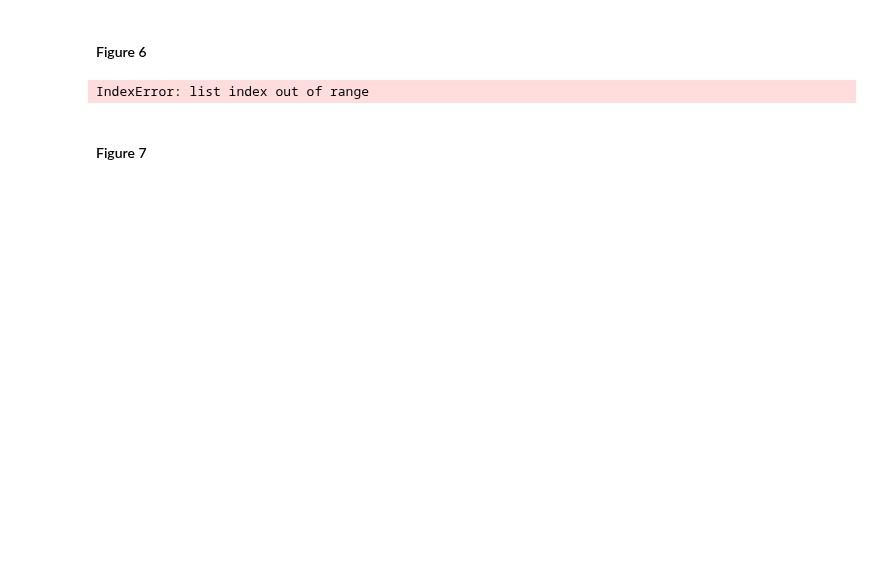
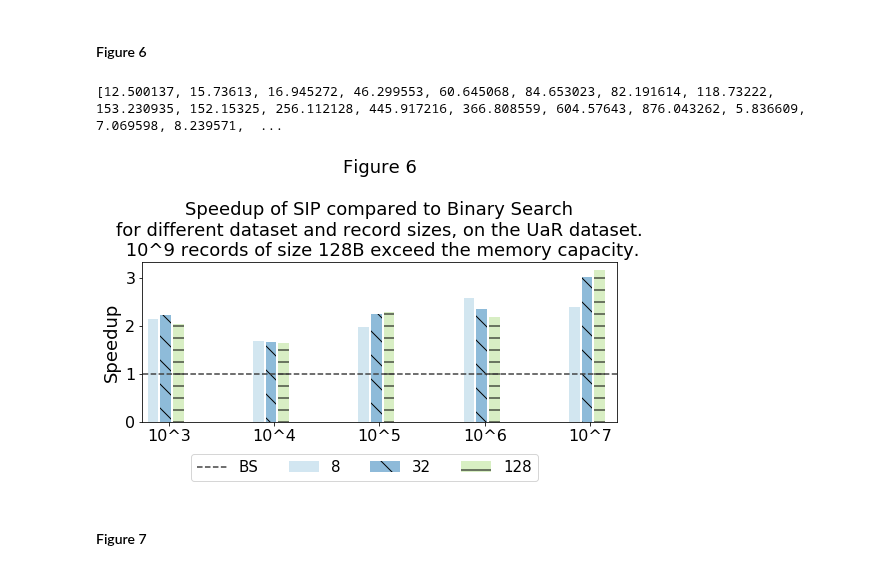
Before and after one commit to UWHustle/Efficiently-Searching-In-Memory-Sorted-Arrays, a Jupyter notebook: reproduce_experiments/CreateFigures.ipynb, the cells around one changed output. Saved outputs shown, nothing was run; the diff lists cells and outputs as text; code cells hidden in the pictures; blank space fills up the shorter version.

```diff
--- a/reproduce_experiments/CreateFigures.ipynb
+++ b/reproduce_experiments/CreateFigures.ipynb
@@ -213,11 +208,11 @@ plt.gcf().savefig('./figures/fig5.pdf', format='pdf')
 # %%
 tsv="fig6.tsv"
 
+results=get_results(tsv)
+
 datasetSizes=[3,4,5,6,7]
-if fullConfiguration():
+if len(results) > 30:
     datasetSizes=[3,4,5,6,7,8,9]
-
-results=get_results(tsv)
 
 # Group the results by algorithm
 bsResults=results[0:(len(results)//2)]
@@ -235,9 +230,9 @@ for i in range(len(datasetSizes)):
     groupedByRecordSize[2].append(sipSpeedup[3*i+2])
 
 pos = [i for i in range(len(datasetSizes))]
-width = 0.08
+width = 0.1
 
-fig, ax = plt.subplots(figsize=(13,5))
+fig, ax = plt.subplots(figsize=(8,5))
 
 
 plt.bar(pos,
@@ -261,35 +256,36 @@ plt.bar([p + (width+.02)*2 for p in pos],
         alpha=0.5,
         color=lgreen,
         label="128",
         hatch="-")
 
 plt.plot([-1,len(datasetSizes)],[1,1],linestyle="dashed", color=black, label="BS")
 
 ax.set_ylabel('Speedup', size=18)
 
 ax.set_title('Figure 6', size=22)
 
 # Set the position of the x ticks
 ax.set_xticks([p + 1.5 * width for p in pos])
 ax.yaxis.set_major_locator(MaxNLocator(integer=True))
 
 # Set the labels for the x ticks
 xticks=["10^"+str(i) for i in datasetSizes]
 ax.set_xticklabels(xticks, size=15)
 ax.tick_params(axis='both', which='major', labelsize=16)
 
 # Setting the x-axis and y-axis limits
 plt.xlim(min(pos)-width, max(pos)+width*4)
 # plt.ylim([0, max(df['pre_score'] + df['mid_score'] + df['post_score'])] )
 
 # Adding the legend and showing the plot
-plt.legend(prop={'size': 15}, ncol=4, loc='upper right', bbox_to_anchor=(0.7, -0.15))
+plt.legend(prop={'size': 15}, ncol=4, loc='upper right', bbox_to_anchor=(0.85, -0.15))
 caption = "Figure 6\n\nSpeedup of SIP compared to Binary Search\nfor different dataset and record sizes, on the UaR dataset.\n 10^9 records of size 128B exceed the memory capacity."
 plt.title(caption, size=18)
 plt.tight_layout()
 plt.gcf().savefig('./figures/fig6.pdf', format='pdf')
 # %% [output]
-IndexError: list index out of range
+[12.500137, 15.73613, 16.945272, 46.299553, 60.645068, 84.653023, 82.191614, 118.73222, 153.230935, 152.15325, 256.112128, 445.917216, 366.808559, 604.57643, 876.043262, 5.836609, 7.069598, 8.239571,  ...
+[figure, added]
 # %% [markdown]
 #### Figure 7
 # %%
```
Also changed, not shown: parts of 7 cells of this notebook, 4 other files.
